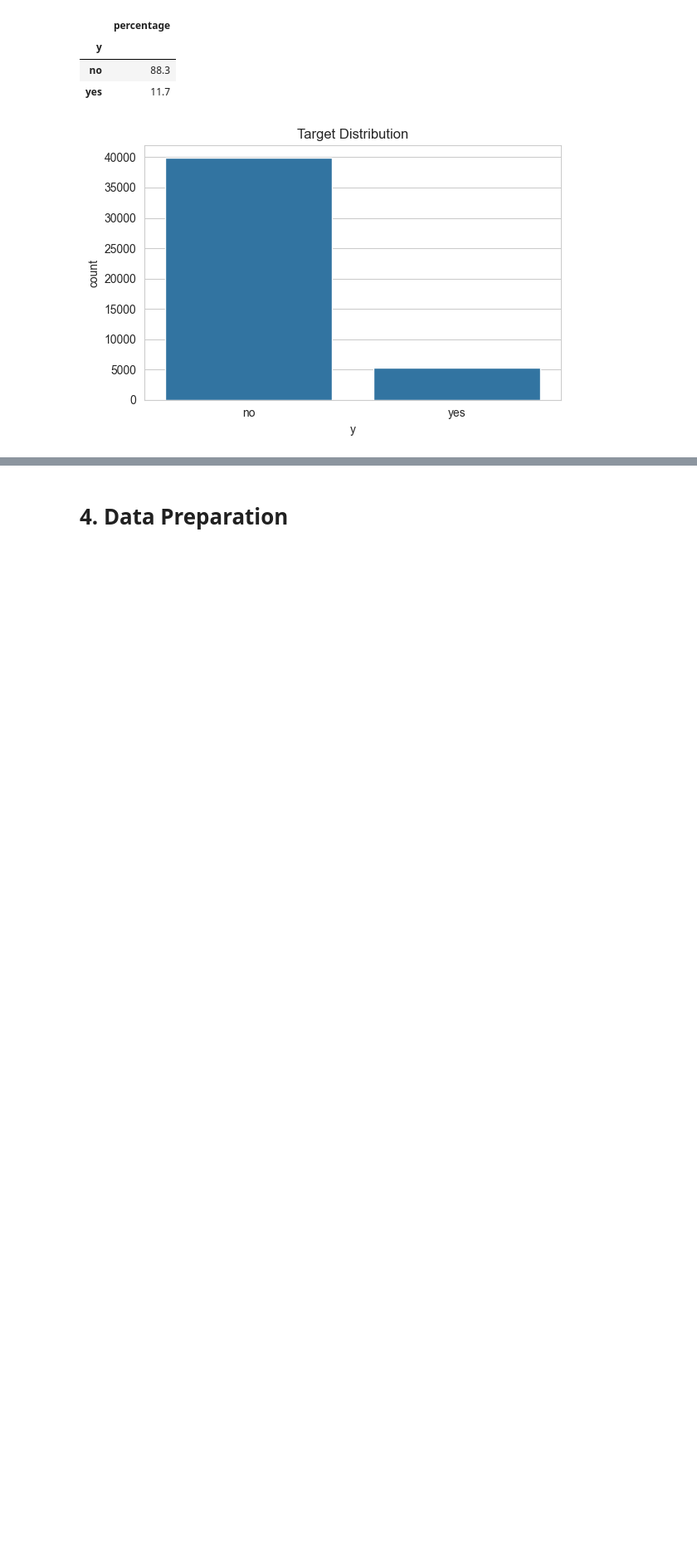
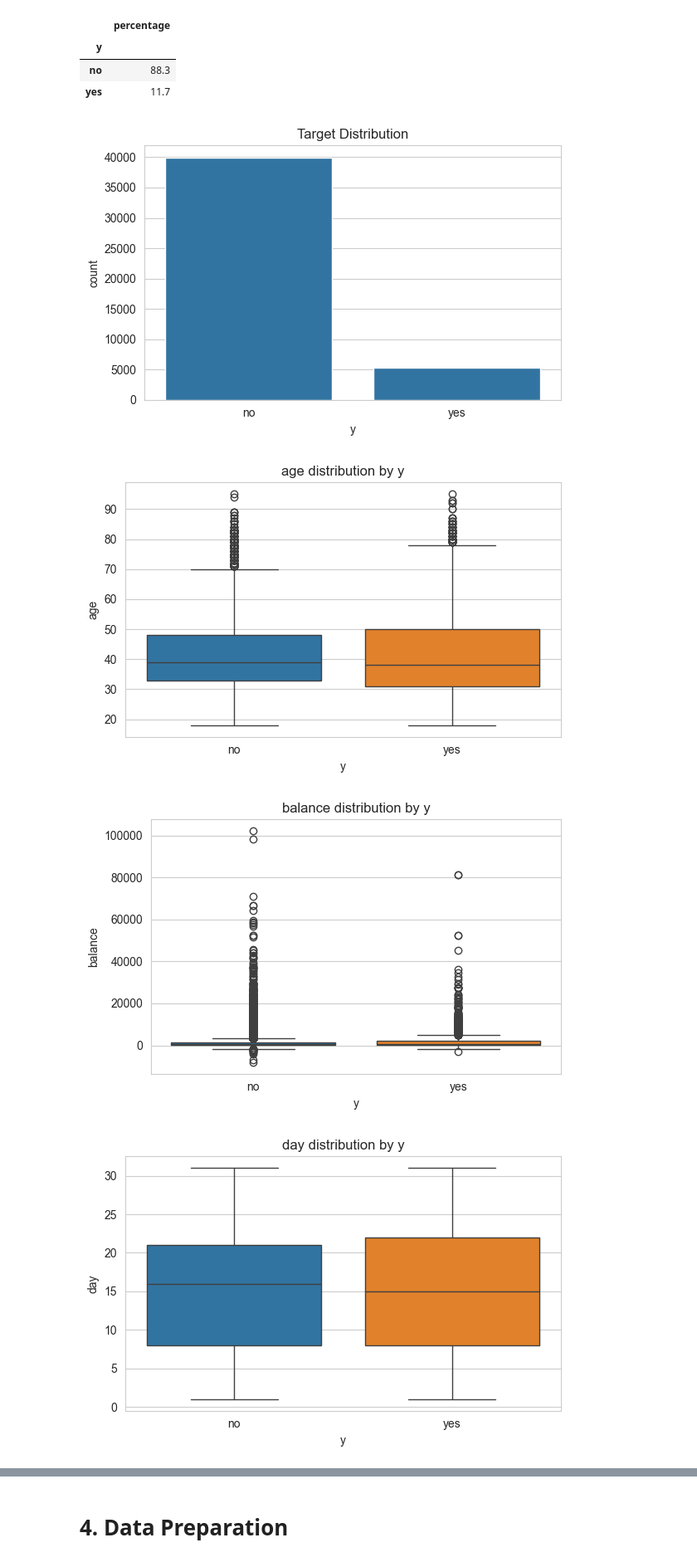
Before and after one commit to MiguelGaspar01/hackaton-NTT, a Jupyter notebook: Hackaton BAA - Março 2026.ipynb, the cells around one changed output, grey strips where cells are left out. Shown at 83% size. Cells and saved outputs as stored; diff of their text form; code cells hidden in the pictures; blank space fills up the shorter version.

```diff
--- a/Hackaton BAA - Março 2026.ipynb
+++ b/Hackaton BAA - Março 2026.ipynb
@@ -165,3 +182,29 @@ plt.show()
 | no | 88.3 |
 | yes | 11.7 |
 [figure]
+# %%
+numeric_cols = df.select_dtypes(include=["number"]).columns
+
+# Remove target if numeric
+numeric_cols = [col for col in numeric_cols if col != TARGET_COL]
+
+for col in numeric_cols:
+
+    plt.figure(figsize=(6,4))
+
+    sns.boxplot(
+        data=df,
+        x=TARGET_COL,
+        y=col,
+        hue=TARGET_COL,
+        dodge=False,
+        legend=False
+    )
+
+    plt.title(f"{col} distribution by {TARGET_COL}")
+    plt.tight_layout()
+    plt.show()
+# %% [output]
+[figure, added]
+[figure, added]
+[figure, added]
```
Also changed, not shown: parts of 22 cells of this notebook.
